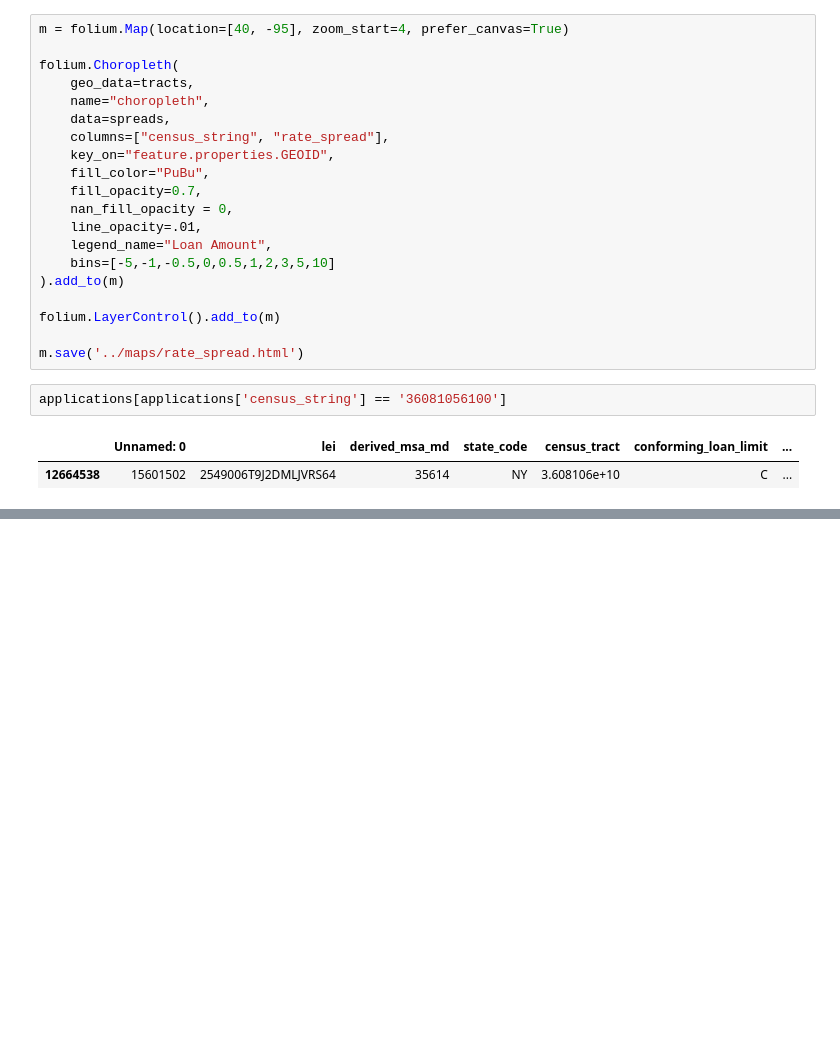
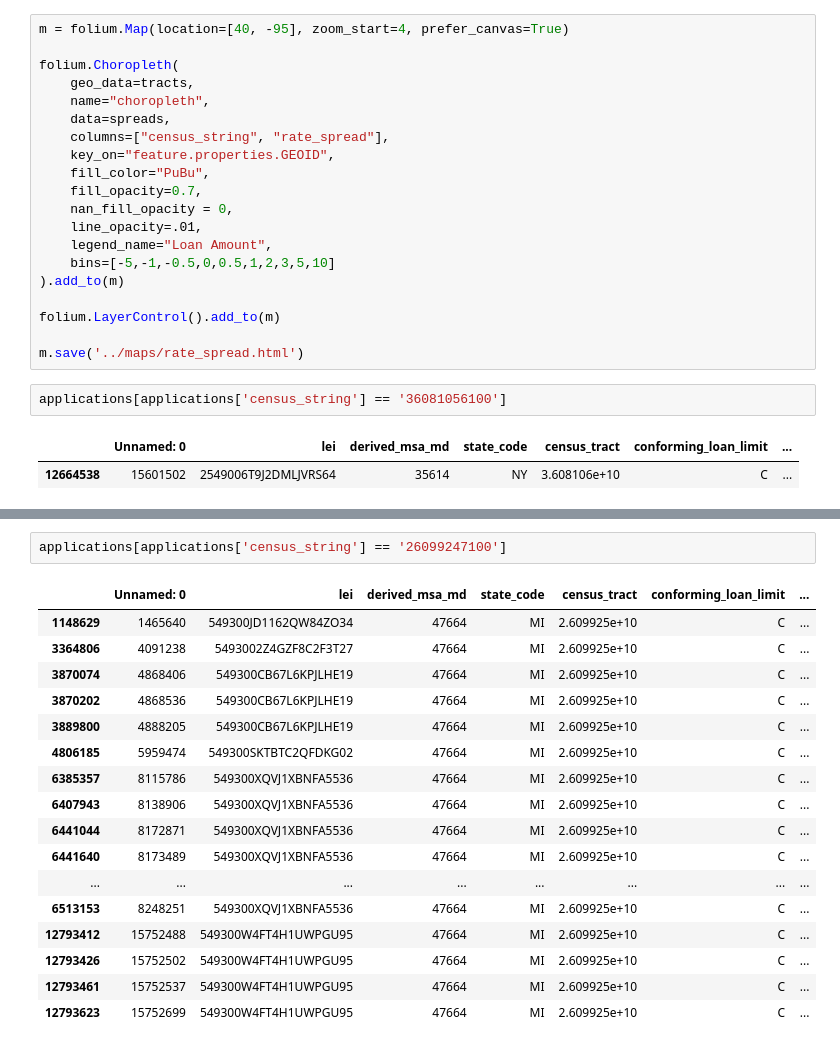
Before and after one commit to robintietz/capstone_hmda, a Jupyter notebook: notebooks/map_making.ipynb, the cells around one changed output, grey strips where cells are left out. Cells and saved outputs as stored; diff of their text form; blank space fills up the shorter version.

```diff
--- a/notebooks/map_making.ipynb
+++ b/notebooks/map_making.ipynb
@@ -150,0 +245,20 @@ Name: count, Length: 83917, dtype: int64
+# %%
+applications[applications['census_string'] == '26099247100']
+# %% [output]
+|  | Unnamed: 0 | lei | derived_msa_md | state_code | census_tract | conforming_loan_limit | ... |
+| 1148629 | 1465640 | 549300JD1162QW84ZO34 | 47664 | MI | 2.609925e+10 | C | ... |
+| 3364806 | 4091238 | 5493002Z4GZF8C2F3T27 | 47664 | MI | 2.609925e+10 | C | ... |
+| 3870074 | 4868406 | 549300CB67L6KPJLHE19 | 47664 | MI | 2.609925e+10 | C | ... |
+| 3870202 | 4868536 | 549300CB67L6KPJLHE19 | 47664 | MI | 2.609925e+10 | C | ... |
+| 3889800 | 4888205 | 549300CB67L6KPJLHE19 | 47664 | MI | 2.609925e+10 | C | ... |
+| 4806185 | 5959474 | 549300SKTBTC2QFDKG02 | 47664 | MI | 2.609925e+10 | C | ... |
+| 6385357 | 8115786 | 549300XQVJ1XBNFA5536 | 47664 | MI | 2.609925e+10 | C | ... |
+| 6407943 | 8138906 | 549300XQVJ1XBNFA5536 | 47664 | MI | 2.609925e+10 | C | ... |
+| 6441044 | 8172871 | 549300XQVJ1XBNFA5536 | 47664 | MI | 2.609925e+10 | C | ... |
+| 6441640 | 8173489 | 549300XQVJ1XBNFA5536 | 47664 | MI | 2.609925e+10 | C | ... |
+| ... | ... | ... | ... | ... | ... | ... | ... |
+| 6513153 | 8248251 | 549300XQVJ1XBNFA5536 | 47664 | MI | 2.609925e+10 | C | ... |
+| 12793412 | 15752488 | 549300W4FT4H1UWPGU95 | 47664 | MI | 2.609925e+10 | C | ... |
+| 12793426 | 15752502 | 549300W4FT4H1UWPGU95 | 47664 | MI | 2.609925e+10 | C | ... |
+| 12793461 | 15752537 | 549300W4FT4H1UWPGU95 | 47664 | MI | 2.609925e+10 | C | ... |
+| 12793623 | 15752699 | 549300W4FT4H1UWPGU95 | 47664 | MI | 2.609925e+10 | C | ... |
```
Also changed, not shown: parts of 8 cells of this notebook, 7 other files.
